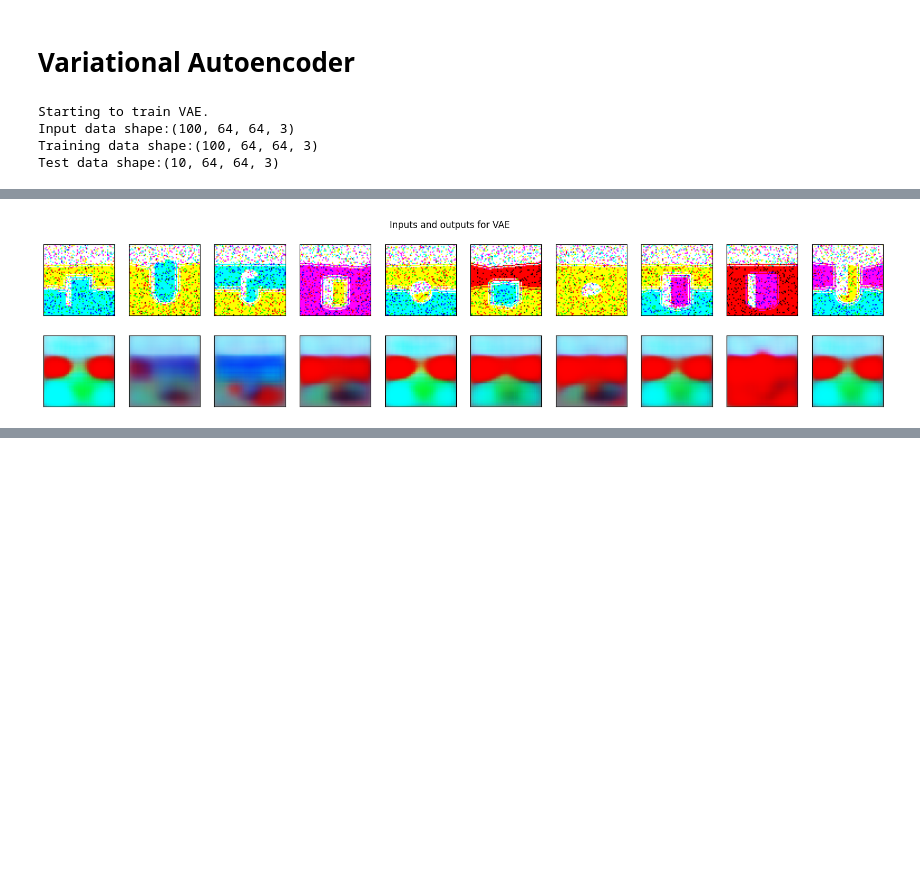
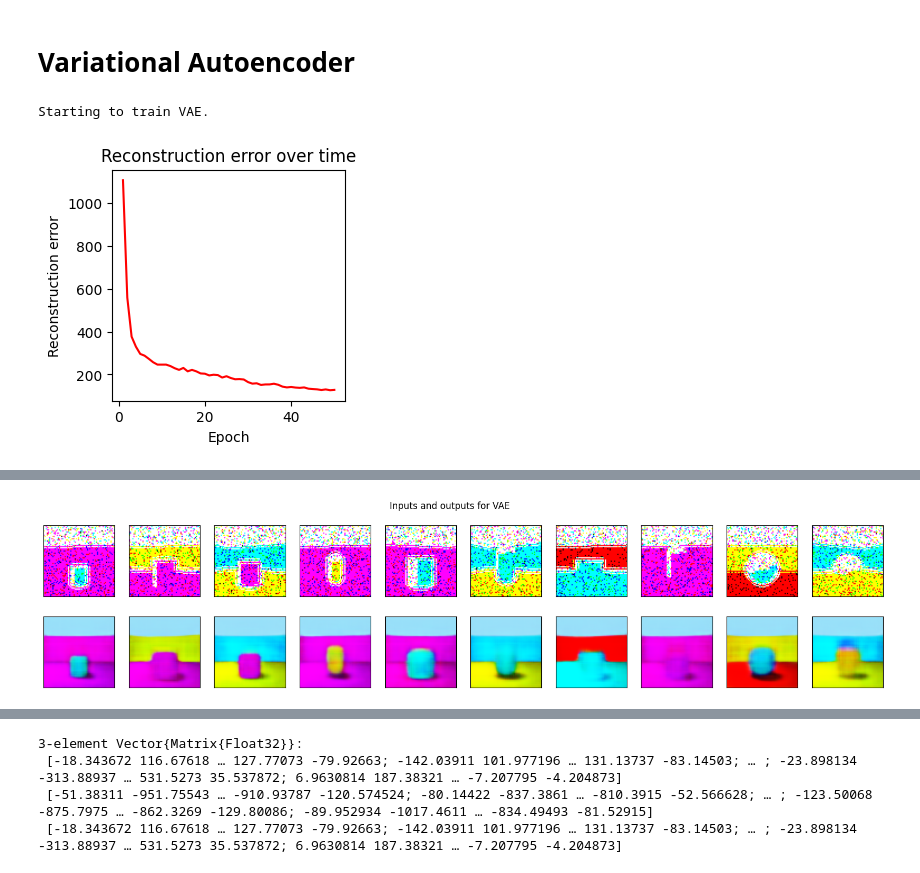
Before and after one commit to Daniel-Gong/final_project, a Jupyter notebook: Julia_Notebook.ipynb, the cells around one changed output, grey strips where cells are left out. Cells and saved outputs as stored; diff of their text form; code cells hidden in the pictures; blank space fills up the shorter version.

```diff
--- a/Julia_Notebook.ipynb
+++ b/Julia_Notebook.ipynb
@@ -528,45 +508,41 @@ def reconstruction_loss_fn(x, t_decoded):
     return reconstruction_loss
 """
 # %%
-latent_dim = 5
+latent_dim = 20
 keras = py"keras"
 kl_weighting=1
 lr=0.001
-generative_epochs=10
+generative_epochs=50
 pickle = pyimport("pickle")
 dataset = "shapes3d"
 println("Starting to train VAE.")
 # build VAE with latent_dim latent variables
 encoder, decoder = py"build_encoder_decoder_large"(latent_dim=latent_dim)
 vae = py"VAE"(encoder, decoder, kl_weighting)
 # jit_compile set to False to run on MacOS
 opt = keras.optimizers.Adam(lr=lr, amsgrad=1, jit_compile=0)
 vae.compile(optimizer=opt)
-# decoding_history = py"DecodingHistory"(dataset)
-# history = keras.callbacks.History()
+history = keras.callbacks.History()
 # stop training if no loss improvement for three epochs
-# early_stopping = keras.callbacks.EarlyStopping(monitor='loss', patience=3)
+early_stopping = keras.callbacks.EarlyStopping(monitor="loss", patience=3)
 println("Input data shape:", size(predictions))
 println("Training data shape:", size(train_data))
 println("Test data shape:", size(test_data))
 
 # fit VAE
-vae.fit(predictions, epochs=generative_epochs, verbose=2, batch_size=32)
+vae.fit(predictions, epochs=generative_epochs, verbose=2, batch_size=32,callbacks=[history, early_stopping])
 
 vae.encoder.save_weights("model_weights/100_encoder.h5")
 vae.decoder.save_weights("model_weights/100_decoder.h5")
 
-# diplay(py"plot_history"(history, decoding_history))
+display(py"plot_history"(history))
 
 # pickle.dump(history.history['reconstruction_loss'], open("./outputs/history.pkl", "wb"))
-# pickle.dump(decoding_history.decoding_history, open("./outputs/decoding.pkl", "wb"))
 
 print("Recalling noisy images with the generative model:")
 display(py"check_generative_recall"(vae, train_data))
 
 latents = vae.encoder.predict(test_data)
 # %% [output]
 Starting to train VAE.
-Input data shape:(100, 64, 64, 3)
-Training data shape:(100, 64, 64, 3)
-Test data shape:(10, 64, 64, 3)
+[figure, new version]
@@ -576 +551,0 @@ WARNING:absl:There is a known slowdown when using v2.11+ Keras optimizers on M1/
-[figure, old version]
@@ -593,0 +555 @@ Epoch 6/10
+[figure, added]
@@ -597,0 +573,4 @@ Epoch 6/10
+3-element Vector{Matrix{Float32}}:
+ [-18.343672 116.67618 … 127.77073 -79.92663; -142.03911 101.977196 … 131.13737 -83.14503; … ; -23.898134 -313.88937 … 531.5273 35.537872; 6.9630814 187.38321 … -7.207795 -4.204873]
+ [-51.38311 -951.75543 … -910.93787 -120.574524; -80.14422 -837.3861 … -810.3915 -52.566628; … ; -123.50068 -875.7975 … -862.3269 -129.80086; -89.952934 -1017.4611 … -834.49493 -81.52915]
+ [-18.343672 116.67618 … 127.77073 -79.92663; -142.03911 101.977196 … 131.13737 -83.14503; … ; -23.898134 -313.88937 … 531.5273 35.537872; 6.9630814 187.38321 … -7.207795 -4.204873]
```
Also changed, not shown: parts of 12 cells of this notebook, 5 other files.
